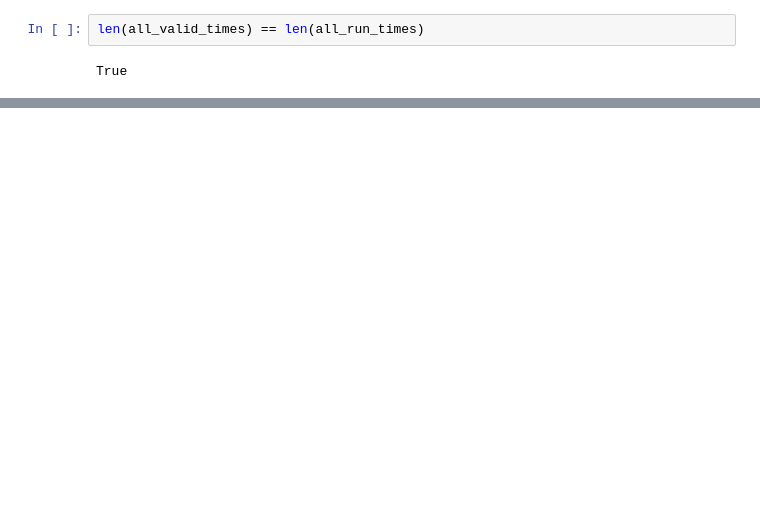
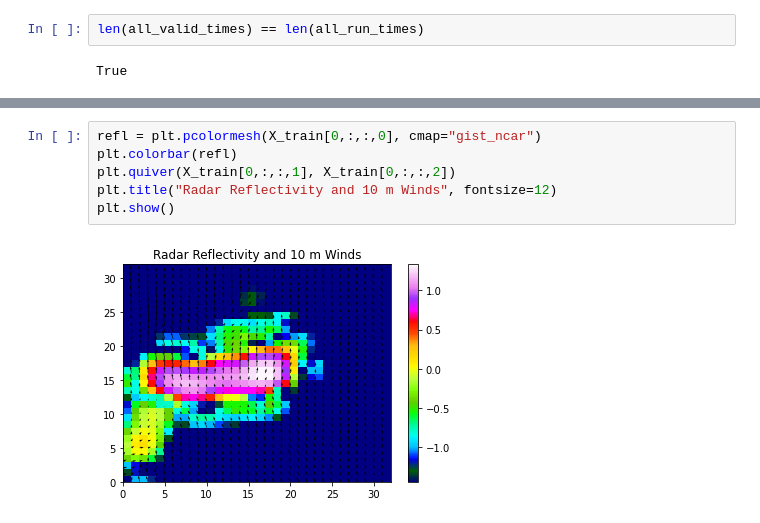
Before and after one commit to mikronco/earth_temp, a Jupyter notebook: 4_Storms_USA.ipynb, the cells around one changed output, grey strips where cells are left out. Drawn from its saved outputs; the diff is of its cells as text; blank space fills up the shorter version.

```diff
--- a/Storms_USA.ipynb
+++ b/4_Storms_USA.ipynb
@@ -191,0 +253,8 @@ True
+# %%
+refl = plt.pcolormesh(X_train[0,:,:,0], cmap="gist_ncar")
+plt.colorbar(refl)
+plt.quiver(X_train[0,:,:,1], X_train[0,:,:,2])
+plt.title("Radar Reflectivity and 10 m Winds", fontsize=12)
+plt.show()
+# %% [output]
+[figure, added]
```
Also changed, not shown: parts of 27 cells of this notebook, 5 other files.
